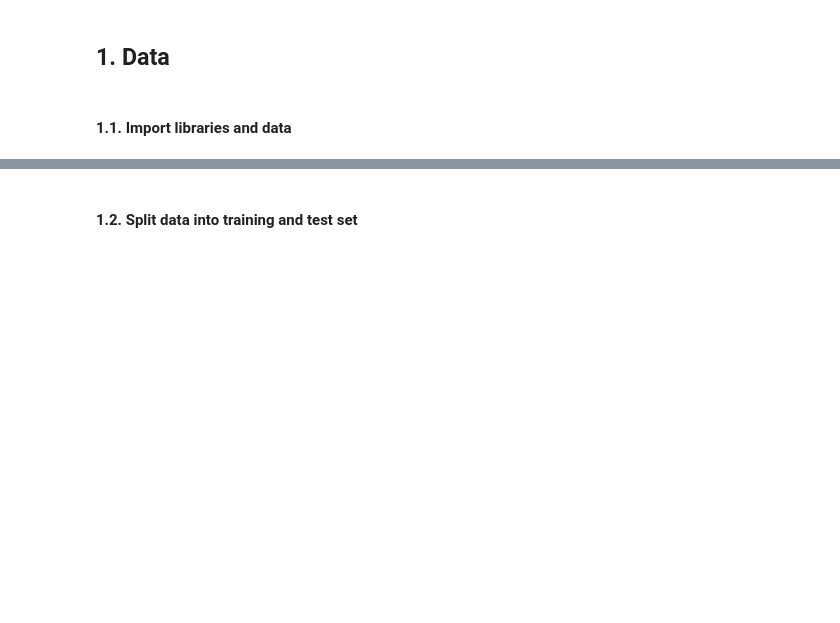
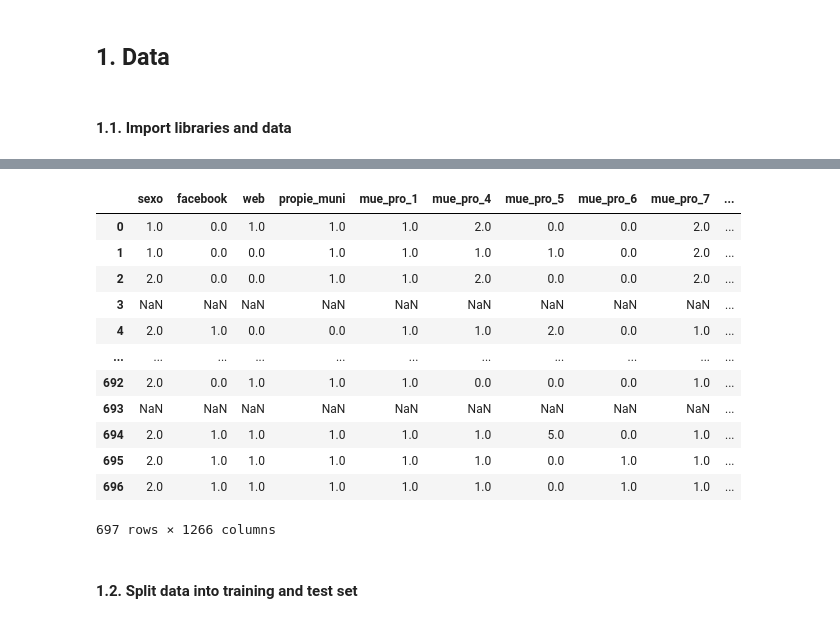
Before and after one commit to jazmincabreras/Corruption_Paper, a Jupyter notebook: code/analysis/mca.ipynb, the cells around one changed output, grey strips where cells are left out. Saved outputs shown, nothing was run; the diff lists cells and outputs as text; code cells hidden in the pictures; blank space fills up the shorter version.

```diff
--- a/code/analysis/mca.ipynb
+++ b/code/analysis/mca.ipynb
@@ -25,4 +39,20 @@ data = data.drop( [ 'monto_examinado', 'monto_objeto_servicio', 'corrup_intensa'
                   axis = 1 )
+# %%
+data
+# %% [output]
+|  | sexo | facebook | web | propie_muni | mue_pro_1 | mue_pro_4 | mue_pro_5 | mue_pro_6 | mue_pro_7 | ... |
+| 0 | 1.0 | 0.0 | 1.0 | 1.0 | 1.0 | 2.0 | 0.0 | 0.0 | 2.0 | ... |
+| 1 | 1.0 | 0.0 | 0.0 | 1.0 | 1.0 | 1.0 | 1.0 | 0.0 | 2.0 | ... |
+| 2 | 2.0 | 0.0 | 0.0 | 1.0 | 1.0 | 2.0 | 0.0 | 0.0 | 2.0 | ... |
+| 3 | NaN | NaN | NaN | NaN | NaN | NaN | NaN | NaN | NaN | ... |
+| 4 | 2.0 | 1.0 | 0.0 | 0.0 | 1.0 | 1.0 | 2.0 | 0.0 | 1.0 | ... |
+| ... | ... | ... | ... | ... | ... | ... | ... | ... | ... | ... |
+| 692 | 2.0 | 0.0 | 1.0 | 1.0 | 1.0 | 0.0 | 0.0 | 0.0 | 1.0 | ... |
+| 693 | NaN | NaN | NaN | NaN | NaN | NaN | NaN | NaN | NaN | ... |
+| 694 | 2.0 | 1.0 | 1.0 | 1.0 | 1.0 | 1.0 | 5.0 | 0.0 | 1.0 | ... |
+| 695 | 2.0 | 1.0 | 1.0 | 1.0 | 1.0 | 1.0 | 0.0 | 1.0 | 1.0 | ... |
+| 696 | 2.0 | 1.0 | 1.0 | 1.0 | 1.0 | 1.0 | 0.0 | 1.0 | 1.0 | ... |
+697 rows × 1266 columns
 # %%
 # Borrar aquellas filas en las que la variable dependiente tenga missing
 data = data.dropna( axis = 0, subset = [ 'monto_corrup2' ] )
```
Also changed, not shown: parts of 17 cells of this notebook, 44 other files.
